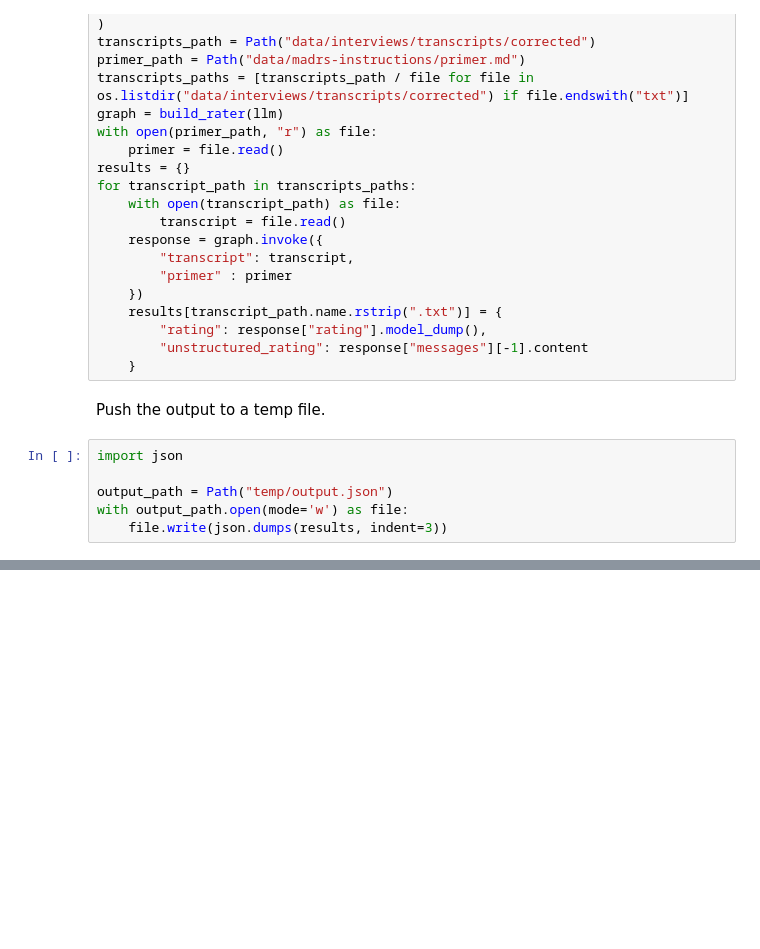
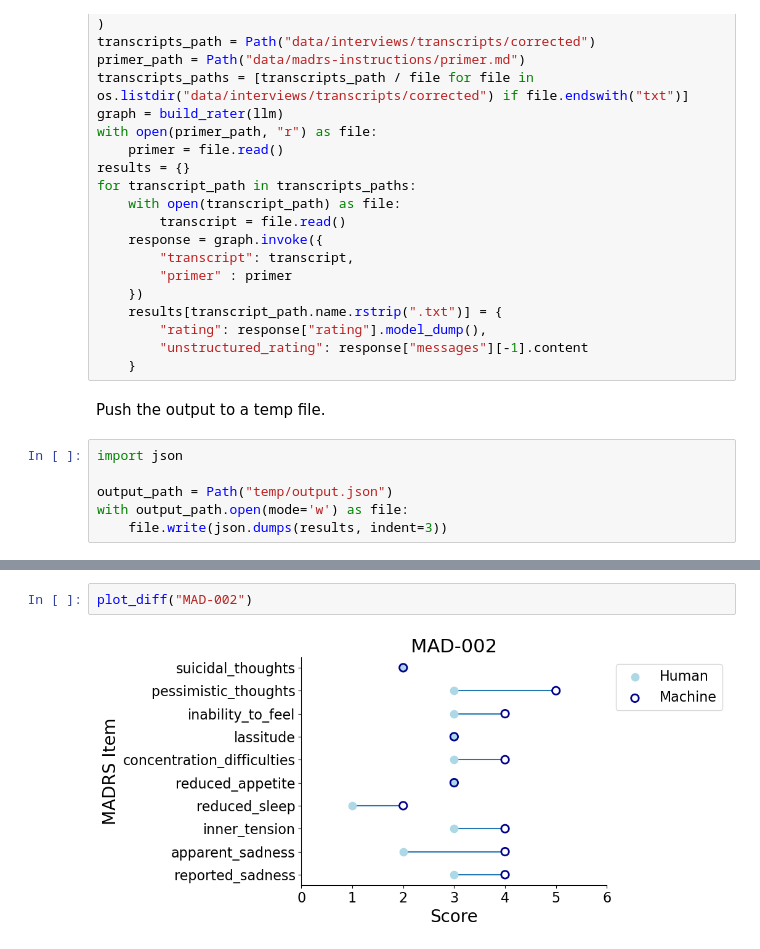
Before and after one commit to MADRS-interview/MADRS-transcribe, a Jupyter notebook: notebooks/naive-langchain-rate.ipynb, the cells around one changed output, grey strips where cells are left out. Drawn from its saved outputs; the diff is of its cells as text; blank space fills up the shorter version.

```diff
--- a/notebooks/naive-langchain-rate.ipynb
+++ b/notebooks/naive-langchain-rate.ipynb
@@ -195,0 +281,4 @@ with output_path.open(mode='w') as file:
+# %%
+plot_diff("MAD-002")
+# %% [output]
+[figure, added]
```
Also changed, not shown: parts of 12 cells of this notebook.
